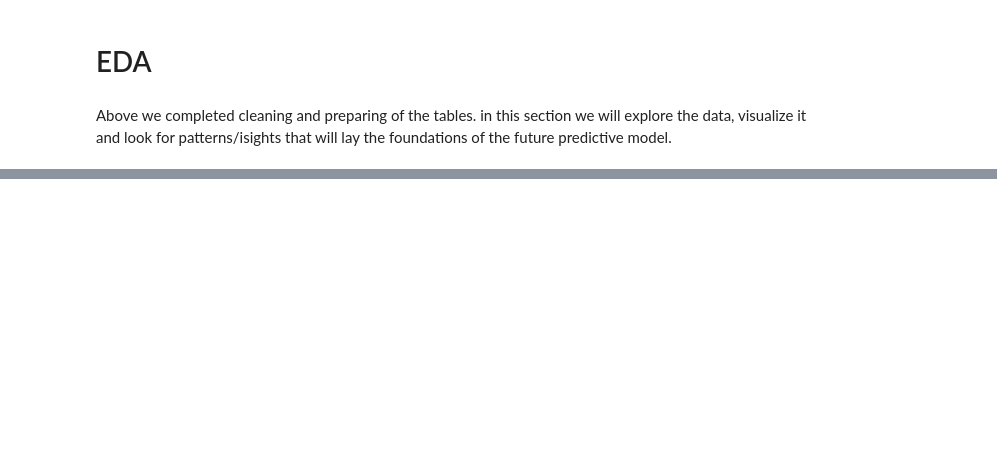
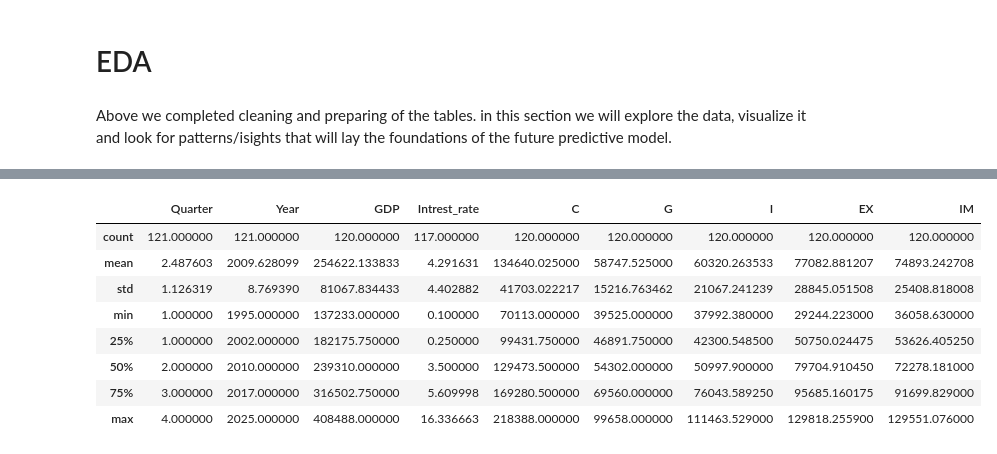
Before and after one commit to EladBenjo/gdp_nowcasting_seminar, a Jupyter notebook: Notebooks/gdp_nowcasting.ipynb, the cells around one changed output, grey strips where cells are left out. Saved outputs shown, nothing was run; the diff lists cells and outputs as text; code cells hidden in the pictures; blank space fills up the shorter version.

```diff
--- a/Notebooks/gdp_nowcasting.ipynb
+++ b/Notebooks/gdp_nowcasting.ipynb
@@ -758,0 +977,12 @@ print(f"Number of rows after removing missing dates: {len(data_frames['macro_mon
+# %%
+quarterly_df.describe()
+# %% [output]
+|  | Quarter | Year | GDP | Intrest_rate | C | G | I | EX | IM |
+| count | 121.000000 | 121.000000 | 120.000000 | 117.000000 | 120.000000 | 120.000000 | 120.000000 | 120.000000 | 120.000000 |
+| mean | 2.487603 | 2009.628099 | 254622.133833 | 4.291631 | 134640.025000 | 58747.525000 | 60320.263533 | 77082.881207 | 74893.242708 |
+| std | 1.126319 | 8.769390 | 81067.834433 | 4.402882 | 41703.022217 | 15216.763462 | 21067.241239 | 28845.051508 | 25408.818008 |
+| min | 1.000000 | 1995.000000 | 137233.000000 | 0.100000 | 70113.000000 | 39525.000000 | 37992.380000 | 29244.223000 | 36058.630000 |
+| 25% | 1.000000 | 2002.000000 | 182175.750000 | 0.250000 | 99431.750000 | 46891.750000 | 42300.548500 | 50750.024475 | 53626.405250 |
+| 50% | 2.000000 | 2010.000000 | 239310.000000 | 3.500000 | 129473.500000 | 54302.000000 | 50997.900000 | 79704.910450 | 72278.181000 |
+| 75% | 3.000000 | 2017.000000 | 316502.750000 | 5.609998 | 169280.500000 | 69560.000000 | 76043.589250 | 95685.160175 | 91699.829000 |
+| max | 4.000000 | 2025.000000 | 408488.000000 | 16.336663 | 218388.000000 | 99658.000000 | 111463.529000 | 129818.255900 | 129551.076000 |
```
Also changed, not shown: parts of 83 cells of this notebook, 4 other files.
